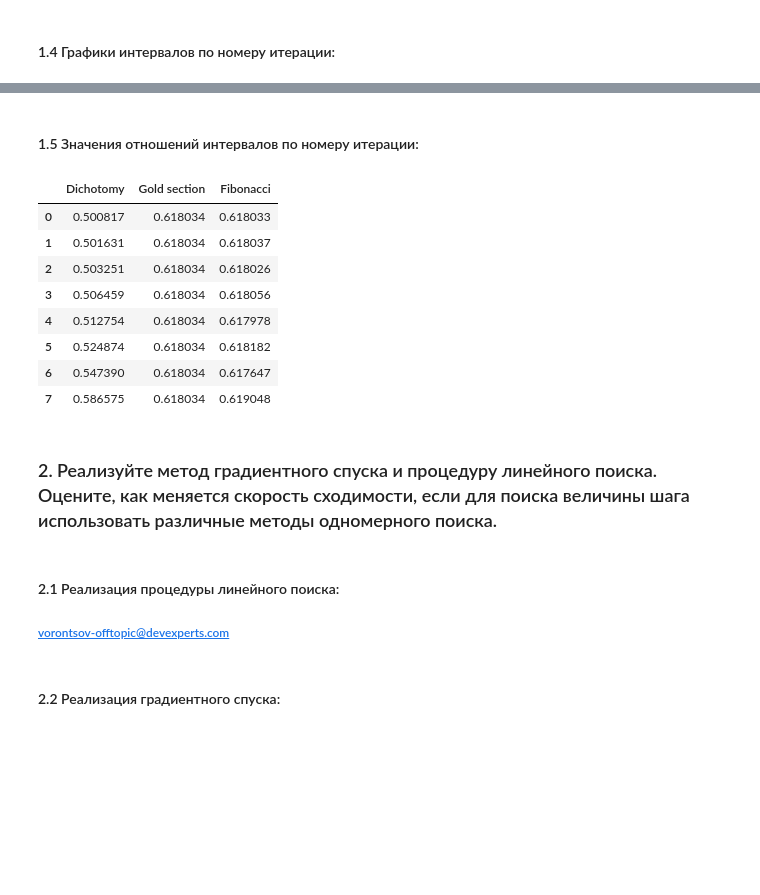
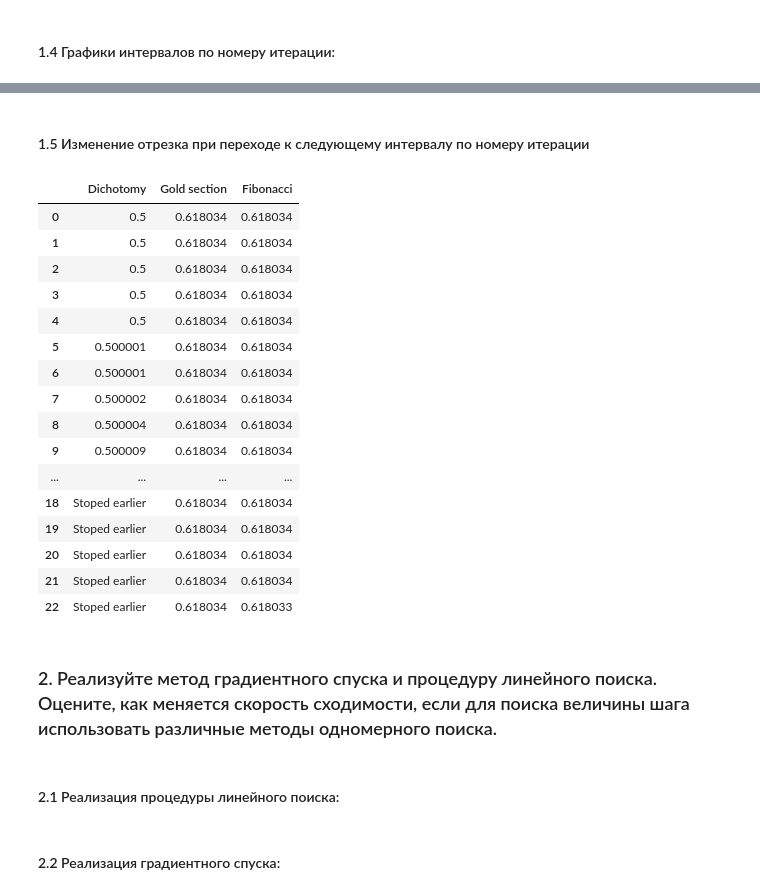
Before and after one commit to glcanvas/ml-diplom, a Jupyter notebook: mo/Copy_of_Lab_1.ipynb, the cells around one changed output, grey strips where cells are left out. Saved outputs shown, nothing was run; the diff lists cells and outputs as text; code cells hidden in the pictures; blank space fills up the shorter version.

```diff
--- a/mo/Copy_of_Lab_1.ipynb
+++ b/mo/Copy_of_Lab_1.ipynb
@@ -46,5 +44,16 @@ def straight(f):
 # %%
 def one_dimensional(f, a0, b0, eps, max_iter_num, x1_f, x2_f):
+    """
+    абстракция поверх одномерного поиска, возвращает массив сближений для левой и правой границы и кол-во итерации
+    :param f:  функция, которую исследуем
+    :param a0: левая граница
+    :param b0: правая граница
+    :param eps: епсилон
+    :param max_iter_num: максимальное кол-во итераций
+    :param x1_f: функция которая выбирает левую границу
+    :param x2_f: функция которая выбирает правую границу
+    :return: возвращает массив сближений для левой и правой границы и кол-во итерации
+    """
     a = [a0]
     b = [b0]
     iter_num = 1
@@ -64,6 +73,16 @@ def one_dimensional(f, a0, b0, eps, max_iter_num, x1_f, x2_f):
 
 
 def dichotomy(f, a0, b0, eps, max_iter_num):
+    """
+    x1 = (a + b) / 2 - delta
+    x2 = (a + b) / 2 + delta
+    :param f:
+    :param a0:
+    :param b0:
+    :param eps:
+    :param max_iter_num:
+    :return:
+    """
     delta = eps / 3  # Should be less than eps / 2
     x1_f = lambda a, b, _: (a + b) / 2 - delta
     x2_f = lambda a, b, _: (a + b) / 2 + delta
@@ -101,6 +120,6 @@ one_dimensional_methods = [dichotomy, gold_section, fibonacci]
 # %%
 def parabola(x):
-    return 0.5 * x ** 2 - 6 * x + 10
+    return 1.5 * x ** 2 - 5 * x + 15.5
 
 
 begin = -100.0
@@ -111,7 +130,7 @@ ys = parabola(xs)
 plt.plot(xs, ys)
 plt.xlabel('$x$')
 plt.ylabel('$f(x)$')
-plt.title('$f(x) = 0.5x^2 - 6x + 10$')
+plt.title('$f(x) = 1.5x^2 - 5 * x + 15.5$')
 plt.show()
 print(f'x_min = {xs[ys.argmin()]}')
 # %% [output]
@@ -120,15 +141,15 @@ x_min = 5.990599059905989
 # %%
-#### 1.3 Графики зависимости количества итераций от точности:
 a0, b0 = begin, end
 eps_range = np.arange(0.01, 0.5, 0.01)
 max_iter_num = 100
+print(eps_range)
 for odm in one_dimensional_methods:
     iter_nums = []
     for eps in eps_range:
         _, _, iter_num = odm(parabola, a0, b0, eps, max_iter_num)
         iter_nums.append(iter_num)
     plt.plot(eps_range, iter_nums)
-    plt.title(to_name(odm))
+    plt.title(get_name(odm))
     plt.xlabel('$\epsilon$')
     plt.ylabel('Iterations number')
     plt.show()
@@ -148,7 +173,7 @@ for odm in one_dimensional_methods:
     plt.step(iters, a, label='a border')
     plt.step(iters, b, label='b border')
     plt.fill_between(iters, a, b, step='pre', alpha=0.1)
-    plt.title(to_name(odm))
+    plt.title(get_name(odm))
     plt.xlabel('Iteration number')
     plt.ylabel('$x$')
     plt.legend()
@@ -156,28 +185,36 @@ for odm in one_dimensional_methods:
 # %% [markdown]
-#### 1.5 Значения отношений интервалов по номеру итерации:
+#### 1.5 Изменение отрезка при переходе к следующему интервалу по номеру итерации
 # %%
 def interval_relationship(odm):
     a, b, iter_num = odm(parabola, a0, b0, eps, max_iter_num)
     return [(b[i] - a[i]) / (b[i - 1] - a[i - 1]) for i in range(1, iter_num)]
 
 
 contents = zip_longest(*map(interval_relationship, one_dimensional_methods), fillvalue='Stoped earlier')
-pd.DataFrame(contents, columns=list(map(to_name, one_dimensional_methods)))
+cts = list(contents)
+pd.DataFrame(cts, columns=list(map(get_name, one_dimensional_methods)))
 # %% [output]
 |  | Dichotomy | Gold section | Fibonacci |
-| 0 | 0.500817 | 0.618034 | 0.618033 |
-| 1 | 0.501631 | 0.618034 | 0.618037 |
-| 2 | 0.503251 | 0.618034 | 0.618026 |
-| 3 | 0.506459 | 0.618034 | 0.618056 |
-| 4 | 0.512754 | 0.618034 | 0.617978 |
-| 5 | 0.524874 | 0.618034 | 0.618182 |
-| 6 | 0.547390 | 0.618034 | 0.617647 |
-| 7 | 0.586575 | 0.618034 | 0.619048 |
+| 0 | 0.5 | 0.618034 | 0.618034 |
+| 1 | 0.5 | 0.618034 | 0.618034 |
+| 2 | 0.5 | 0.618034 | 0.618034 |
+| 3 | 0.5 | 0.618034 | 0.618034 |
+| 4 | 0.5 | 0.618034 | 0.618034 |
+| 5 | 0.500001 | 0.618034 | 0.618034 |
+| 6 | 0.500001 | 0.618034 | 0.618034 |
+| 7 | 0.500002 | 0.618034 | 0.618034 |
+| 8 | 0.500004 | 0.618034 | 0.618034 |
+| 9 | 0.500009 | 0.618034 | 0.618034 |
+| ... | ... | ... | ... |
+| 18 | Stoped earlier | 0.618034 | 0.618034 |
+| 19 | Stoped earlier | 0.618034 | 0.618034 |
+| 20 | Stoped earlier | 0.618034 | 0.618034 |
+| 21 | Stoped earlier | 0.618034 | 0.618034 |
+| 22 | Stoped earlier | 0.618034 | 0.618033 |
 # %% [markdown]
 ### 2. Реализуйте метод градиентного спуска и процедуру линейного поиска. Оцените, как меняется скорость сходимости, если для поиска величины шага использовать различные методы одномерного поиска.
 # %% [markdown]
 #### 2.1 Реализация процедуры линейного поиска:
-###### vorontsov-offtopic@devexperts.com
 # %%
 # для минимизации альфы на к-ом шаге
 # т.е. условный наискорейший градиентный спуск
```
Also changed, not shown: parts of 28 cells of this notebook, 15 other files.
